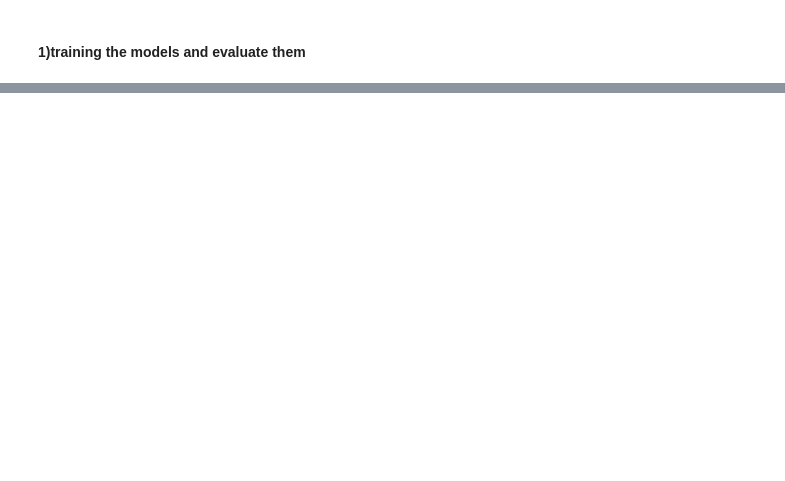
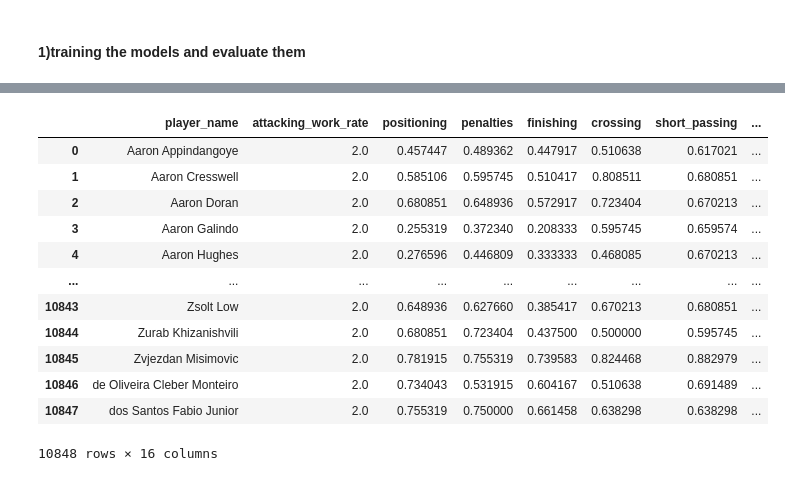
Before and after one commit to rahiqi-al/football-_clustering, a Jupyter notebook: player_cluster.ipynb, the cells around one changed output, grey strips where cells are left out. Saved outputs shown, nothing was run; the diff lists cells and outputs as text; code cells hidden in the pictures; blank space fills up the shorter version.

```diff
--- a/player_cluster.ipynb
+++ b/player_cluster.ipynb
@@ -75,0 +96,16 @@ Model : Hiérarchique, Silhouette Score : 0.11710776782657675, Davies-Bouldin Sc
+# %%
+check_df
+# %% [output]
+|  | player_name | attacking_work_rate | positioning | penalties | finishing | crossing | short_passing | ... |
+| 0 | Aaron Appindangoye | 2.0 | 0.457447 | 0.489362 | 0.447917 | 0.510638 | 0.617021 | ... |
+| 1 | Aaron Cresswell | 2.0 | 0.585106 | 0.595745 | 0.510417 | 0.808511 | 0.680851 | ... |
+| 2 | Aaron Doran | 2.0 | 0.680851 | 0.648936 | 0.572917 | 0.723404 | 0.670213 | ... |
+| 3 | Aaron Galindo | 2.0 | 0.255319 | 0.372340 | 0.208333 | 0.595745 | 0.659574 | ... |
+| 4 | Aaron Hughes | 2.0 | 0.276596 | 0.446809 | 0.333333 | 0.468085 | 0.670213 | ... |
+| ... | ... | ... | ... | ... | ... | ... | ... | ... |
+| 10843 | Zsolt Low | 2.0 | 0.648936 | 0.627660 | 0.385417 | 0.670213 | 0.680851 | ... |
+| 10844 | Zurab Khizanishvili | 2.0 | 0.680851 | 0.723404 | 0.437500 | 0.500000 | 0.595745 | ... |
+| 10845 | Zvjezdan Misimovic | 2.0 | 0.781915 | 0.755319 | 0.739583 | 0.824468 | 0.882979 | ... |
+| 10846 | de Oliveira Cleber Monteiro | 2.0 | 0.734043 | 0.531915 | 0.604167 | 0.510638 | 0.691489 | ... |
+| 10847 | dos Santos Fabio Junior | 2.0 | 0.755319 | 0.750000 | 0.661458 | 0.638298 | 0.638298 | ... |
+10848 rows × 16 columns
```
Also changed, not shown: parts of 10 cells of this notebook, 6 other files.
